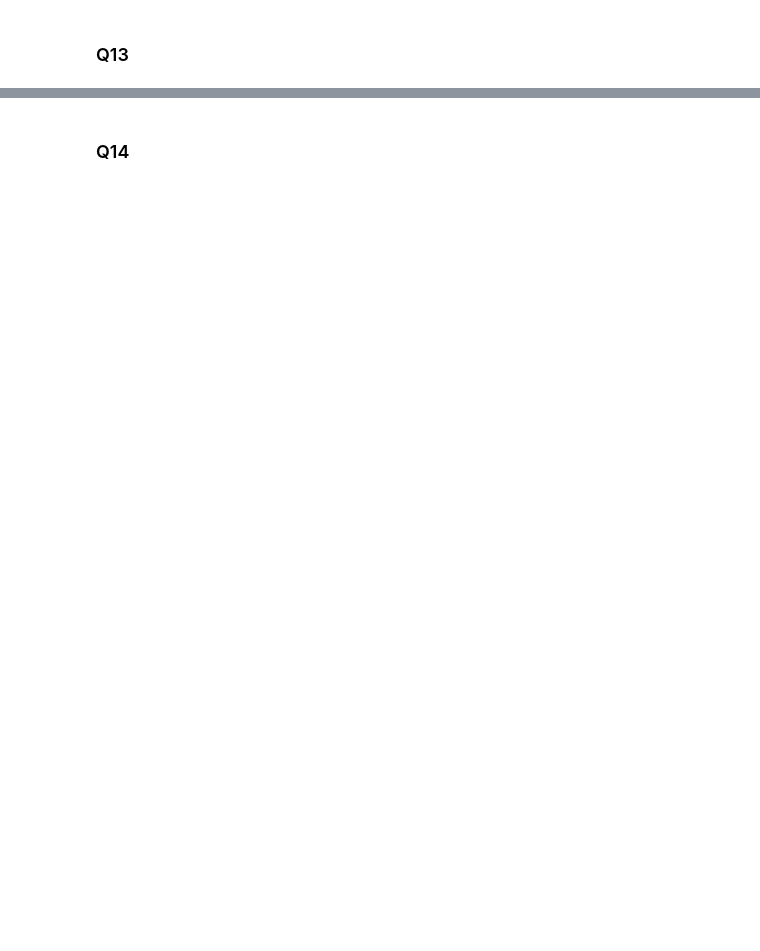
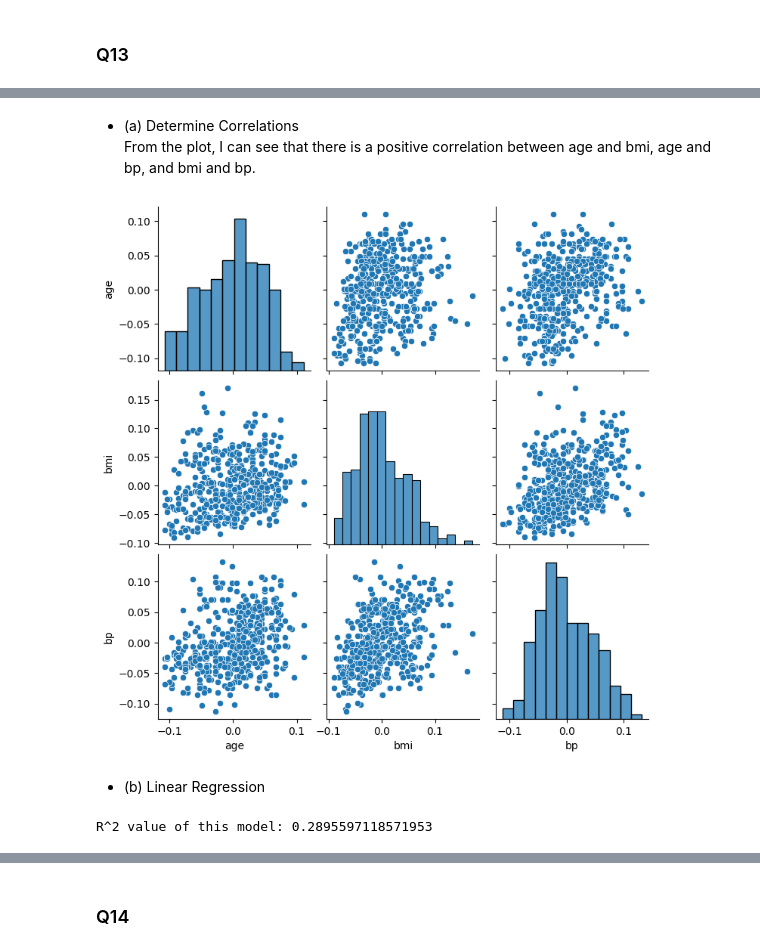
Before and after one commit to mikami520/MBP1201H-Biostats, a Jupyter notebook: Final Exam/FINAL_TEMPLATE.ipynb, the cells around one changed output, grey strips where cells are left out. Drawn from its saved outputs; the diff is of its cells as text; code cells hidden in the pictures; blank space fills up the shorter version.

```diff
--- a/Final Exam/FINAL_TEMPLATE.ipynb
+++ b/Final Exam/FINAL_TEMPLATE.ipynb
@@ -188,3 +240,20 @@ db.head()
 | 2 | 0.085299 | 0.050680 | 0.044451 | -0.005670 | -0.045599 | -0.034194 | -0.032356 | -0.002592 | 0.002861 | -0.025930 |
 | 3 | -0.089063 | -0.044642 | -0.011595 | -0.036656 | 0.012191 | 0.024991 | -0.036038 | 0.034309 | 0.022688 | -0.009362 |
 | 4 | 0.005383 | -0.044642 | -0.036385 | 0.021872 | 0.003935 | 0.015596 | 0.008142 | -0.002592 | -0.031988 | -0.046641 |
+# %% [markdown]
+- (a) Determine Correlations\
+From the plot, I can see that there is a positive correlation between age and bmi, age and bp, and bmi and bp.
+# %%
+_ = sns.pairplot(db, vars=['age', 'bmi', 'bp'])
+# %% [output]
+[figure, added]
+# %% [markdown]
+- (b) Linear Regression
+# %%
+independent_vars = ['age', 'bmi', 's1', 's2', 's3', 's4', 's5', 's6']
+dependent_vars = ['bp']
+model = LinearRegression().fit(db[independent_vars], db[dependent_vars])
+R2 = model.score(db[independent_vars], db[dependent_vars])
+print(f'R^2 value of this model: {R2}')
+# %% [output]
+R^2 value of this model: 0.2895597118571953
```
Also changed, not shown: parts of 12 cells of this notebook, 1 other file.
